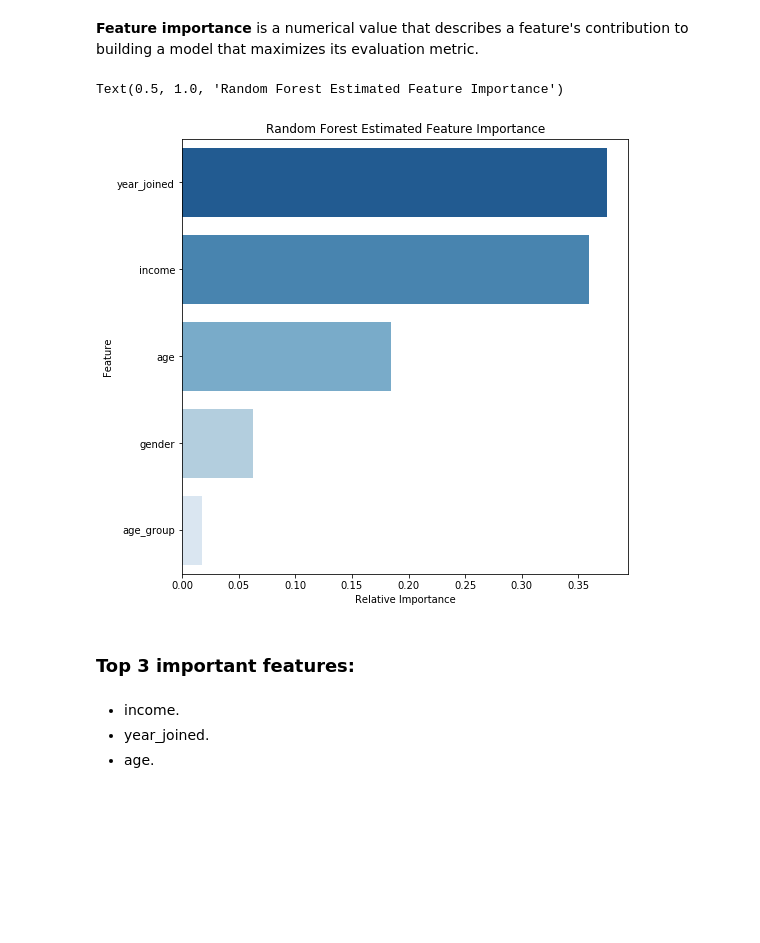
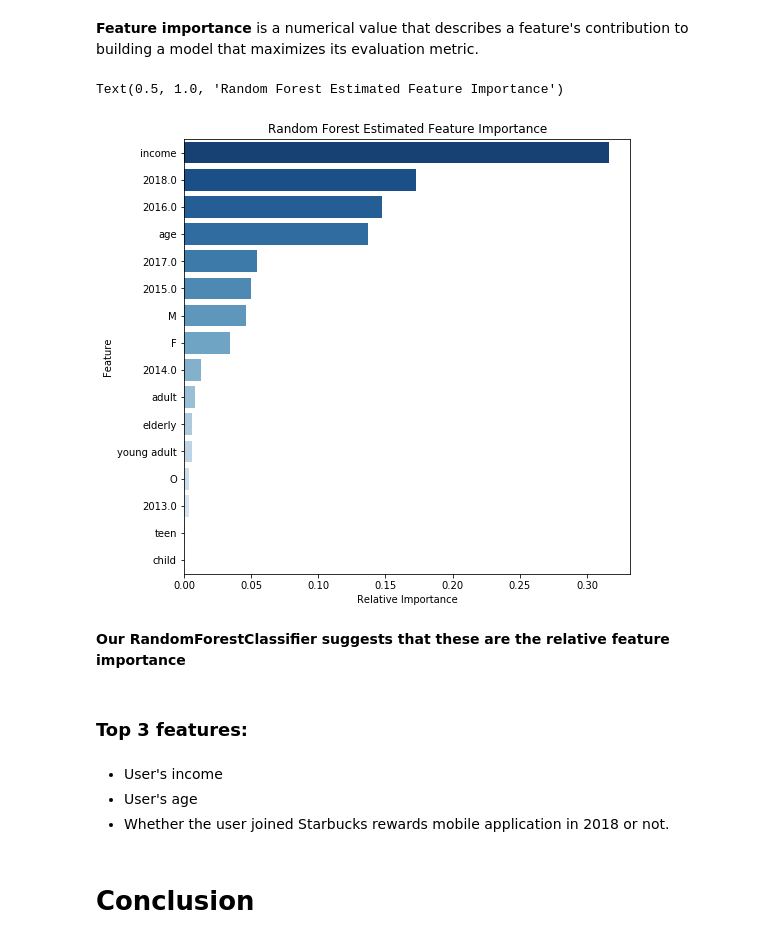
Before and after one commit to asmaHelmy/Starbucks-Challenge, a Jupyter notebook: StarbucksChallenge.ipynb, the cells around one changed output. Drawn from its saved outputs; the diff is of its cells as text; code cells hidden in the pictures; blank space fills up the shorter version.

```diff
--- a/StarbucksChallenge.ipynb
+++ b/StarbucksChallenge.ipynb
@@ -938,4 +929,4 @@ Who were sent offers and those who were not into one data frame to construct our
 # %%
-Data = pd.concat([X1.sample(n=3100), X2]).sample(frac=1, random_state=20)
+Data = pd.concat([X1.sample(n=4000), X2]).sample(frac=1, random_state=20)
 Data['gender'].value_counts()
 # %% [output]
@@ -965,0 +959,3 @@ Data.dropna(inplace=True)
+# %%
+Data = pd.get_dummies(Data, columns=['gender', 'year_joined', 'age_group'], prefix='', prefix_sep='')
+Data.head()
@@ -965,0 +971,9 @@ Data.dropna(inplace=True)
+# %%
+# scaler object
+scaler = MinMaxScaler()
+
+# specifying columns we want to normalize
+to_normalize = ['income', 'age']
+
+# fit_transform
+Data[to_normalize] = scaler.fit_transform(Data[to_normalize])
@@ -988,15 +995,3 @@ y[:5]
-# %%
-# encoder object
-labelencoder_X = LabelEncoder()
-
-# encoding gender values
-X[:,0] = labelencoder_X.fit_transform(X[:,0])
-
-# encoding age groups
-X[:,-1] = labelencoder_X.fit_transform(X[:,-1])
-
-# encoding year_joined values
-X[:,-2] = labelencoder_X.fit_transform(X[:,-2])
 # %% [markdown]
 ### Splitting data into training and testing sets
 # %%
@@ -1167,34 +1154,39 @@ RandomForestClassifier model's f1-score on testing data: 0.710
 # %% [markdown]
 **Feature importance** is a numerical value that describes a feature's contribution to building a model that maximizes its evaluation metric.
 # %%
+variables_names = Data.drop(['sent_offer'], axis=1).columns.values
 # getting features importance
 relative_importance = clf.best_estimator_.feature_importances_
 relative_importance = relative_importance / np.sum(relative_importance)
 
 #creating a dataframe of features and their relative importance
 feature_importance = pd.DataFrame(list(zip(variables_names, relative_importance)), columns=['feature', 'relativeimportance'])
 
 # sorting values descendingly to determine the best features
 feature_importance = feature_importance.sort_values('relativeimportance', ascending=False)
 
 # resetting index
 feature_importance = feature_importance.reset_index(drop=True)
 
 # defining color palette
 palette = sns.color_palette("Blues_r", feature_importance.shape[0])
 
 # plot
 plt.figure(figsize=(8, 8))
 sns.barplot(x='relativeimportance', y='feature', data=feature_importance, palette=palette)
 plt.xlabel('Relative Importance')
 plt.ylabel('Feature')
 plt.title('Random Forest Estimated Feature Importance')
 # %% [output]
 Text(0.5, 1.0, 'Random Forest Estimated Feature Importance')
-[figure, old version]
+[figure, new version]
+# %% [markdown]
+**Our RandomForestClassifier suggests that these are the relative feature importance**
 # %% [markdown]
-### Top 3 important features:
+### Top 3 features:
-# %% [markdown]
-- income.
-- year_joined.
-- age.
+# %% [markdown]
+- User's income
+- User's age
+- Whether the user joined Starbucks rewards mobile application in 2018 or not.
+# %% [markdown]
+# Conclusion
```
Also changed, not shown: parts of 39 cells of this notebook.
